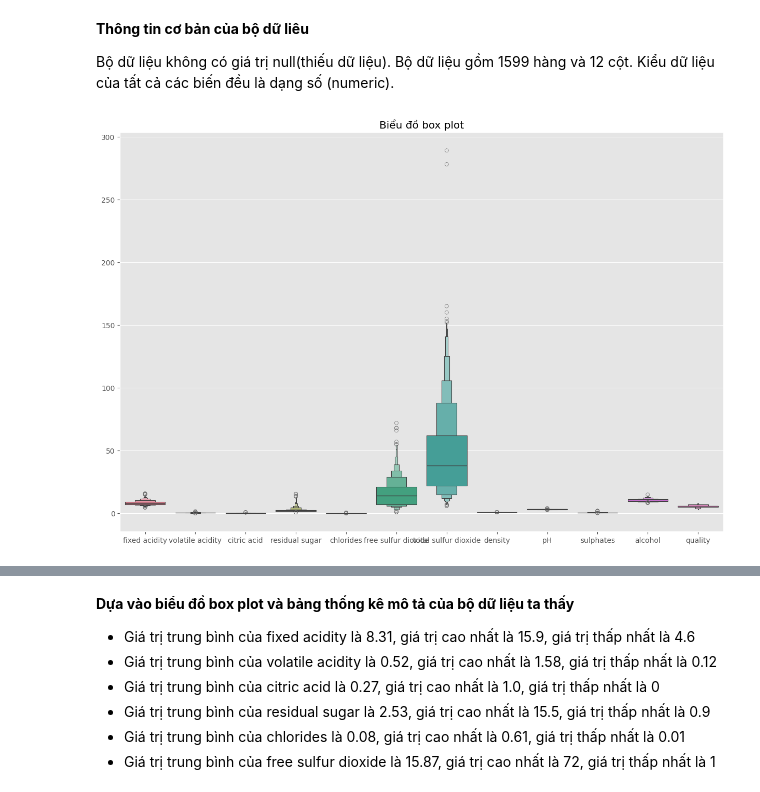
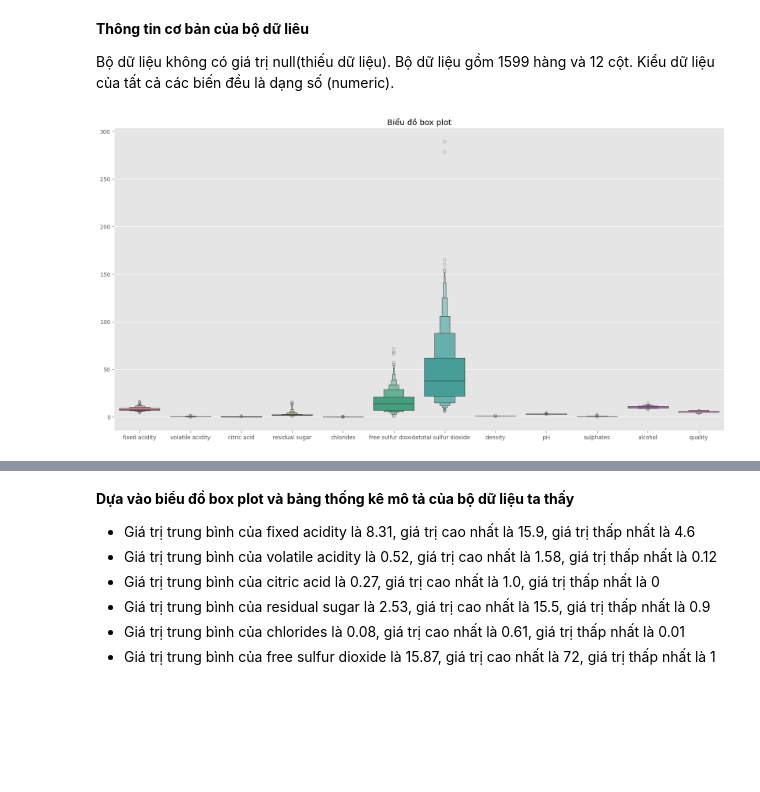
Before and after one commit to mihhwiNick/DA_project, a Jupyter notebook: Red_Wine_Quality.ipynb, the cells around one changed output, grey strips where cells are left out. Saved outputs shown, nothing was run; the diff lists cells and outputs as text; code cells hidden in the pictures; blank space fills up the shorter version.

```diff
--- a/Red_Wine_Quality.ipynb
+++ b/Red_Wine_Quality.ipynb
@@ -83,13 +83,13 @@ memory usage: 150.0 KB
 
 Bộ dữ liệu không có giá trị null(thiếu dữ liệu). Bộ dữ liệu gồm 1599 hàng và 12 cột. Kiểu dữ liệu của tất cả các biến đều là dạng số (numeric).
 # %%
-plt.figure(figsize=(15, 10))
+plt.figure(figsize=(20, 10))
 sns.boxenplot(data=df)
 plt.title('Biểu đồ box plot')
 plt.savefig('boxplot.png')
 plt.show()
 # %% [output]
-[figure, old version]
+[figure, new version]
 # %%
 df.describe()
 # %% [output]
```
Also changed, not shown: parts of 2 cells of this notebook.
